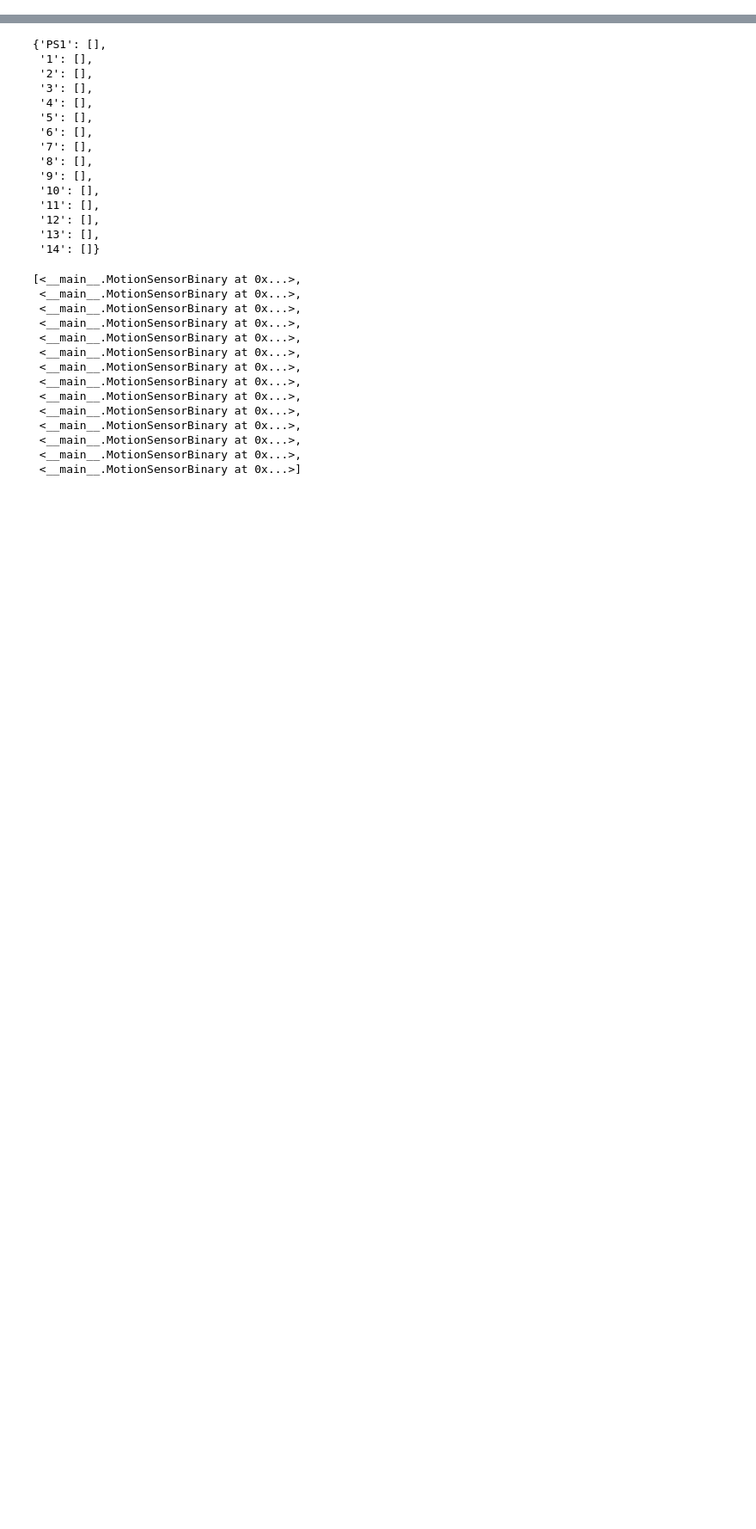
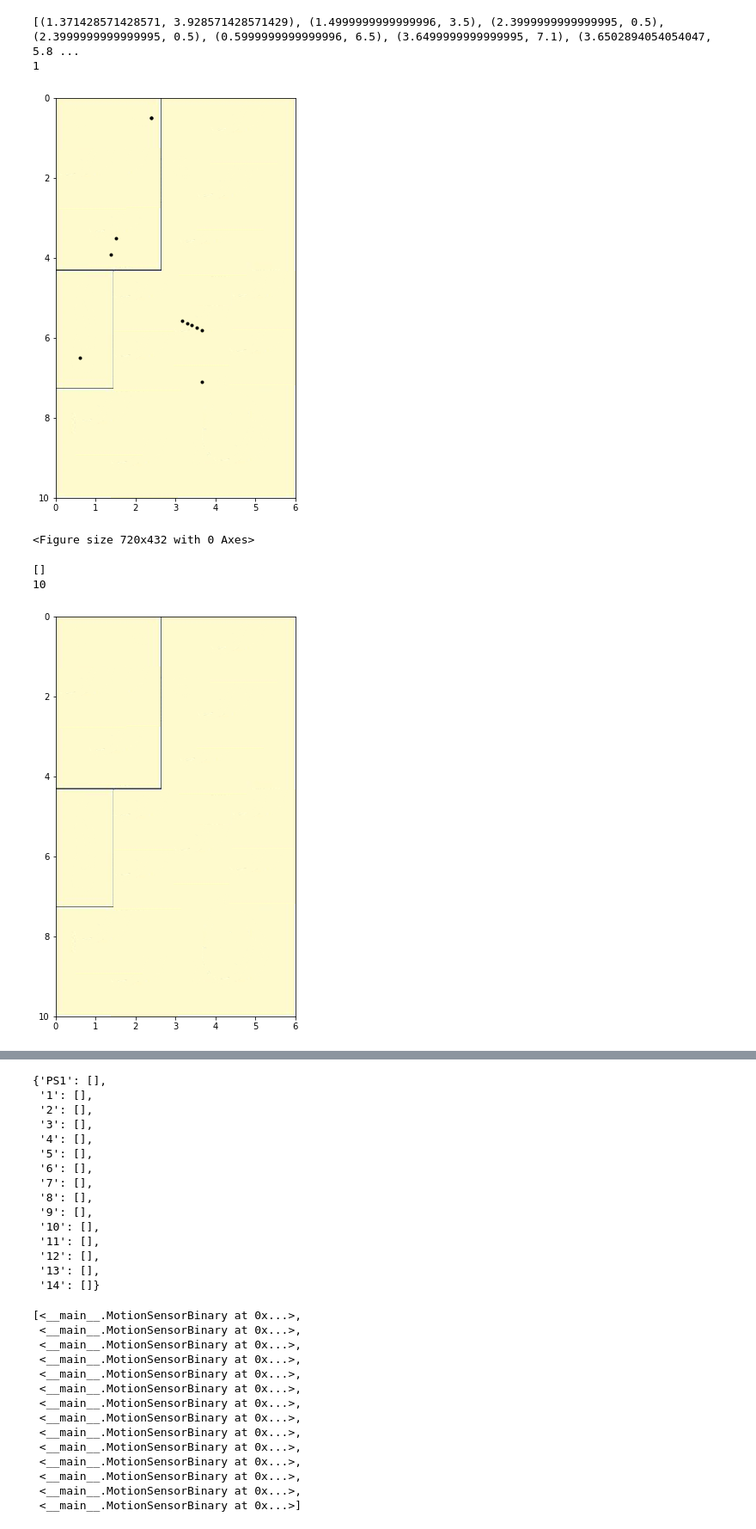
Before and after one commit to shadangolestan/Simulation-Based-deployment-configuration-of-smart-indoor-spaces, a Jupyter notebook: Server Side Codes/Version 2.0/12 - SimulationWorldAnalyzer-Bruno-SensorModel.ipynb, the cells around one changed output, grey strips where cells are left out. Shown at 86% size. Cells and saved outputs as stored; diff of their text form; code cells hidden in the pictures; blank space fills up the shorter version.

```diff
--- a/Server Side Codes/Version 2.0/12 - SimulationWorldAnalyzer-Bruno-SensorModel.ipynb
+++ b/Server Side Codes/Version 2.0/12 - SimulationWorldAnalyzer-Bruno-SensorModel.ipynb
@@ -586,13 +586,16 @@ def readFileCSV():
                     myfs.append(sensor)
 
 
-        real_fired = [i for i, e in enumerate(df_.gt_motion_readings[i]) if e == 1]
+        real_fired = [ii for ii, e in enumerate(df_.gt_motion_readings[i]) if e == 1]
 
         for rf in real_fired:
-            sid = str(motions_order[rf])
-            for s in sensors_list:
-                if (s.sensor_id == sid):
-                    sensed_areas[s.sensor_id].append((df_.gtx[i], df_.gty[i]))
+            sid = str(motion_sensors[rf])
+            sensed_areas[sid].append((df_.gtx[i], df_.gty[i]))
+
+            # for s in sensors_list:
+                # if (s.sensor_id == sid):
+                    # print(sid, df_.gtx[i], df_.gty[i])
+                    # sensed_areas[s.sensor_id].append((df_.gtx[i], df_.gty[i]))
                     # p4 = ax.plot(float(int(s.x) / 100), float(int(s.y) / 100) , marker='o', color='b', lw=5)
 
         no_event_flag = 0
@@ -744,0 +733,26 @@ None
+# %%
+img = plt.imread("sc.png")
+for key in motion_sensors:
+    fig, ax = plt.subplots(figsize=(5, 10))
+    ax.imshow(img, extent=[0, 6, 0, 10])
+    plt.gca().invert_yaxis()
+
+    for i in range(0, len(sensed_areas[str(key)])):
+        pp = ax.plot(sensed_areas[str(key)][i][0], sensed_areas[str(key)][i][1], marker='.', color='k', lw=5)
+
+    print(sensed_areas[str(key)])
+    plt.figure(figsize=(10,6))
+    print(key)
+    plt.show()
+
+
+    # ax.cla()
+    fig.canvas.draw()
+# %% [output]
+[(1.371428571428571, 3.928571428571429), (1.4999999999999996, 3.5), (2.3999999999999995, 0.5), (2.3999999999999995, 0.5), (0.5999999999999996, 6.5), (3.6499999999999995, 7.1), (3.6502894054054047, 5.8 ...
+1
+[figure, added]
+<Figure size 720x432 with 0 Axes>
+[]
+10
+[figure, added]
```
Also changed, not shown: parts of 3 cells of this notebook.
